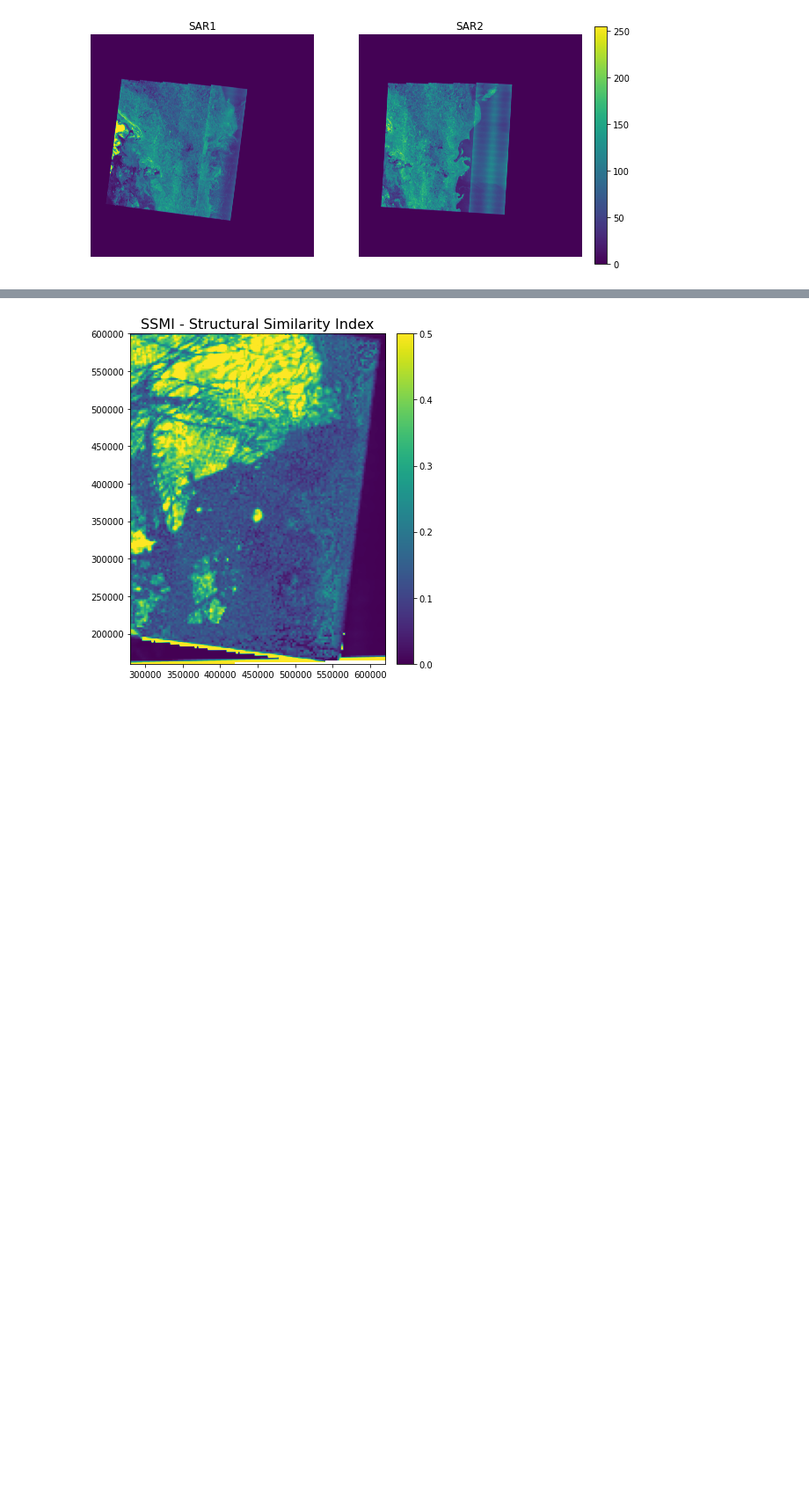
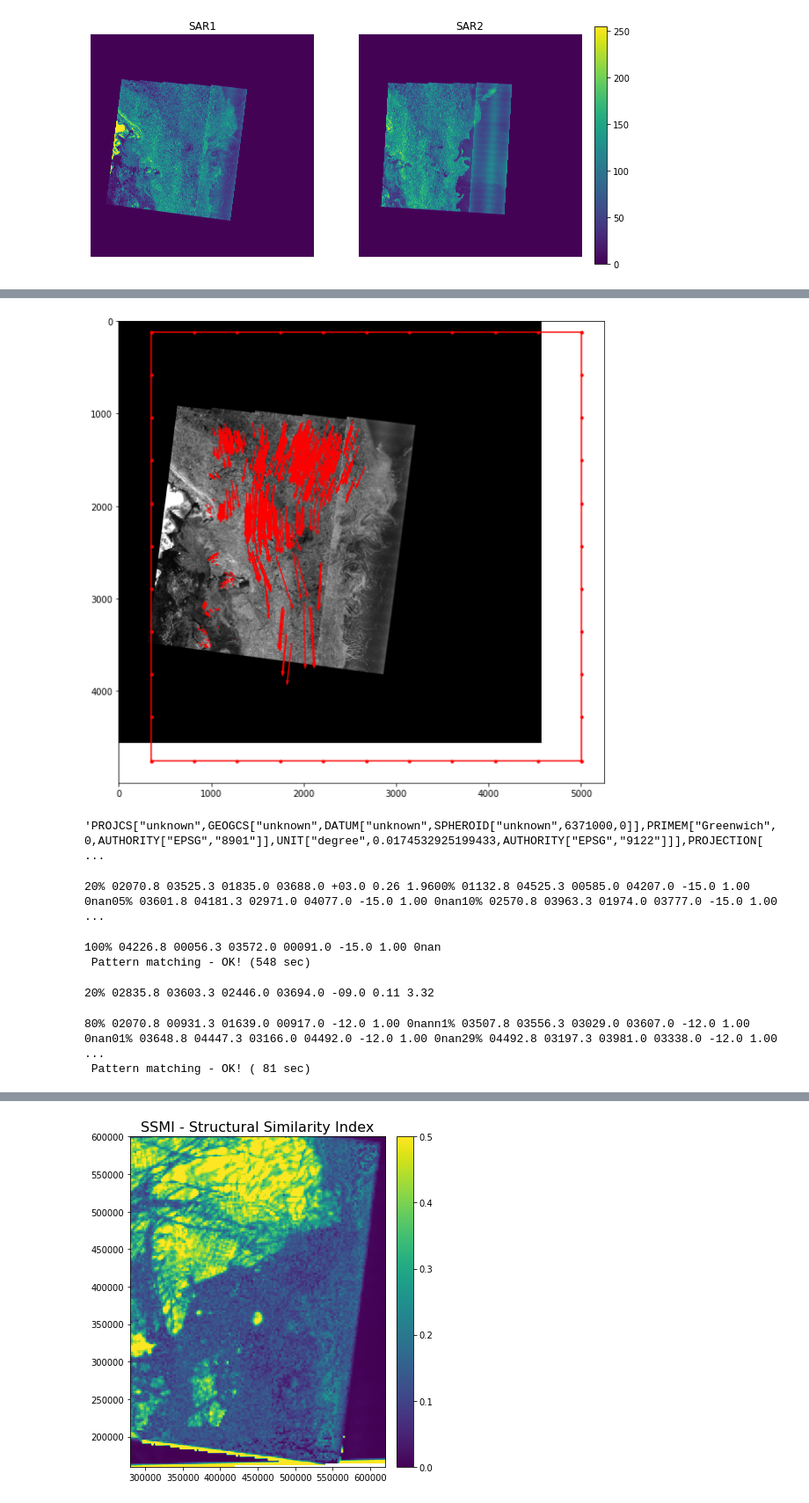
Before and after one commit to AnnaT1990/SAR_forecast_experiment, a Jupyter notebook: 2022-2023_48h_experiment/one_flow.ipynb, the cells around one changed output, grey strips where cells are left out. Shown at 88% size. Saved outputs shown, nothing was run; the diff lists cells and outputs as text; code cells hidden in the pictures; blank space fills up the shorter version.

```diff
--- a/2022-2023_48h_experiment/one_flow.ipynb
+++ b/2022-2023_48h_experiment/one_flow.ipynb
@@ -400,3 +665,28 @@ LSTSQ filter: 949 -> 949
+# %%
+
+# Plot ice drift on top of image_1
+
+# end points in image_1 coordinate system
+n1c2, n1r2 = n1.transform_points(lon2ft, lat2ft, DstToSrc=1)
+
+# ice drift components in image_1 coordinate system
+dr = n1r2 - r1
+dc = n1c2 - c1
+
+# border of image_2 in image_1 coordinate system
+n1lon2b, n1lat2b = n1.transform_points(lon2b, lat2b, DstToSrc=1)
+
+# plot of ice drift. Arrows are 5 times longer than actual drift
+plt.figure(figsize=(10,10))
+plt.imshow(n1[1], cmap='gray')
+plt.quiver(c1, r1, dc, dr, color='r', angles='xy', scale_units='xy', scale=0.5)
+plt.plot(n1lon2b, n1lat2b, 'r.-')
+
+plt.show()
+#filename = '/home/jovyan/work/Icedrift/Nansen_algorithm/Data_and_output/Nansen_output/2500m/FT_example_HH#_1image.png'
+#plt.savefig(filename, dpi=300, bbox_inches='tight')
+# %% [output]
+[figure, added]
 # %%
 # get lon/lat coordinates of the border of images
 # when using .tiff instead of .safe bounds include nodata area around that makes the extent bigger than needed
@@ -410,6 +700,15 @@ srs = NSR(proj4)
 r,c = np.where((lon.data > min(lon1b))*(lon.data <  max(lon1b))*(lat.data >  min(lat1b))*(lat.data < max(lat1b)))
 
 min_row, max_row, min_col, max_col = min(r), max(r), min(c), max(c)
+# %%
+from osgeo import osr
+
+srs = osr.SpatialReference()
+srs.ImportFromProj4(proj4)
+wkt = srs.ExportToWkt()
+wkt
+# %% [output]
+'PROJCS["unknown",GEOGCS["unknown",DATUM["unknown",SPHEROID["unknown",6371000,0]],PRIMEM["Greenwich",0,AUTHORITY["EPSG","8901"]],UNIT["degree",0.0174532925199433,AUTHORITY["EPSG","9122"]]],PROJECTION[ ...
 # %%
 # Extract the subset grid out of the model grid based on the image bounds
 #That grid and srs will be used for pattern matching ensuring the drift output aligns easily with the model data.
@@ -425,6 +724,30 @@ lat1pm = lat_subset.data
 
 # Set up coordinates in meters for visualizing the pattern matching results.
 x1pm, y1pm = np.meshgrid(X_subset, Y_subset)
+# %%
+## Run Pattern Matching for each element in lon1pm/lat1pm matrix
+# ice displacement upm and vpm are returned in meters in Stereographic projection
+upm, vpm, apm, rpm, hpm,best_ssim, lon2pm, lat2pm = pattern_matching(lon1pm, lat1pm, n1, c1, r1, n2, c2, r2,
+                                                          srs=srs.ExportToProj4(),
+                                                           min_border=200,
+                                                           max_border=200,
+                                                           angles=[-15,-12, -9,-6, -3, 0, 3, 6, 9, 12,15])
+# %% [output]
+20% 02070.8 03525.3 01835.0 03688.0 +03.0 0.26 1.9600% 01132.8 04525.3 00585.0 04207.0 -15.0 1.00 0nan05% 03601.8 04181.3 02971.0 04077.0 -15.0 1.00 0nan10% 02570.8 03963.3 01974.0 03777.0 -15.0 1.00  ...
+100% 04226.8 00056.3 03572.0 00091.0 -15.0 1.00 0nan
+ Pattern matching - OK! (548 sec)
+# %%
+## Run Pattern Matching for each element in lon1pm/lat1pm matrix
+# ice displacement upm and vpm are returned in meters in Stereographic projection
+upm, vpm, apm, rpm, hpm, lon2pm, lat2pm = pattern_matching1(lon1pm, lat1pm, n1, c1, r1, n2, c2, r2, img_size = 35,
+                                                          srs=srs.ExportToProj4(),
+                                                           min_border=50,
+                                                           max_border=50,
+                                                           angles=[-12, -9,-6, -3, 0, 3, 6, 9, 12])
+# %% [output]
+20% 02835.8 03603.3 02446.0 03694.0 -09.0 0.11 3.32
+80% 02070.8 00931.3 01639.0 00917.0 -12.0 1.00 0nann1% 03507.8 03556.3 03029.0 03607.0 -12.0 1.00 0nan01% 03648.8 04447.3 03166.0 04492.0 -12.0 1.00 0nan29% 04492.8 03197.3 03981.0 03338.0 -12.0 1.00  ...
+ Pattern matching - OK! ( 81 sec)
 # %%
 ## Run Pattern Matching for each element in lon1pm/lat1pm matrix
 # ice displacement upm and vpm are returned in meters in Stereographic projection
```
Also changed, not shown: parts of 31 cells of this notebook, 4 other files.
